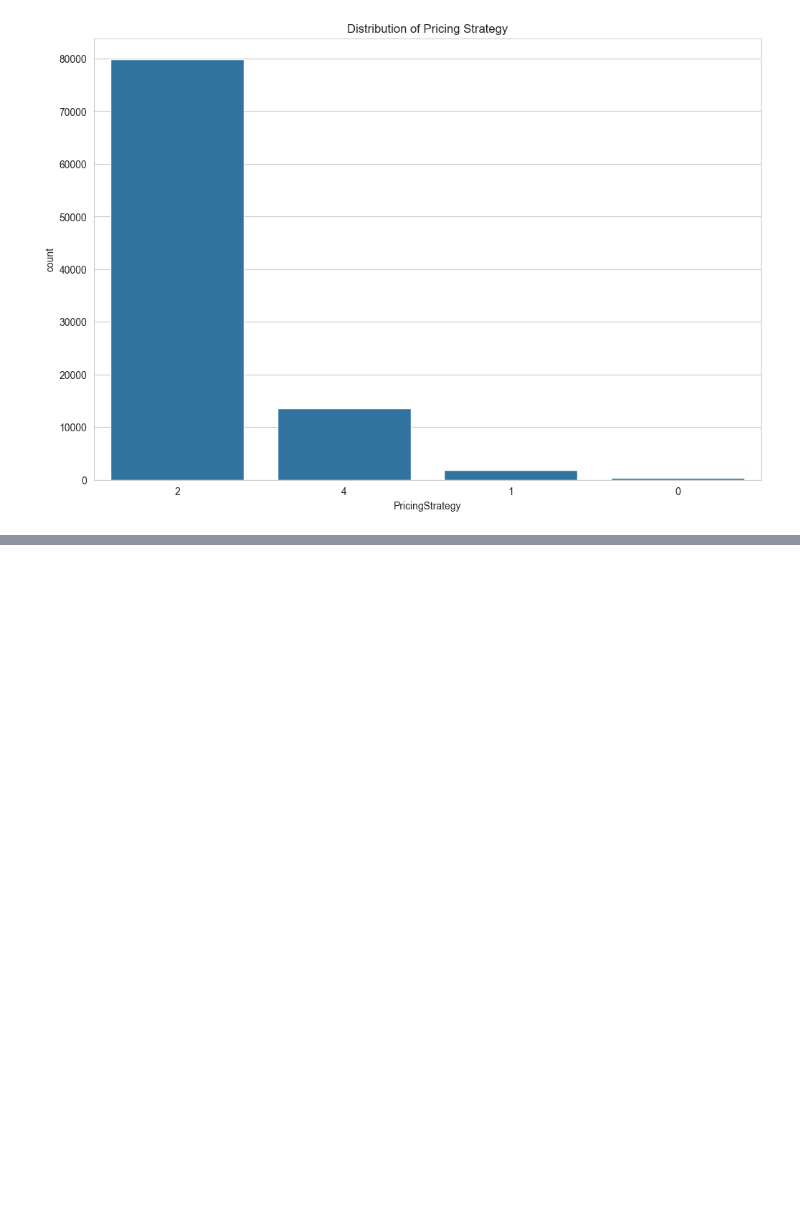
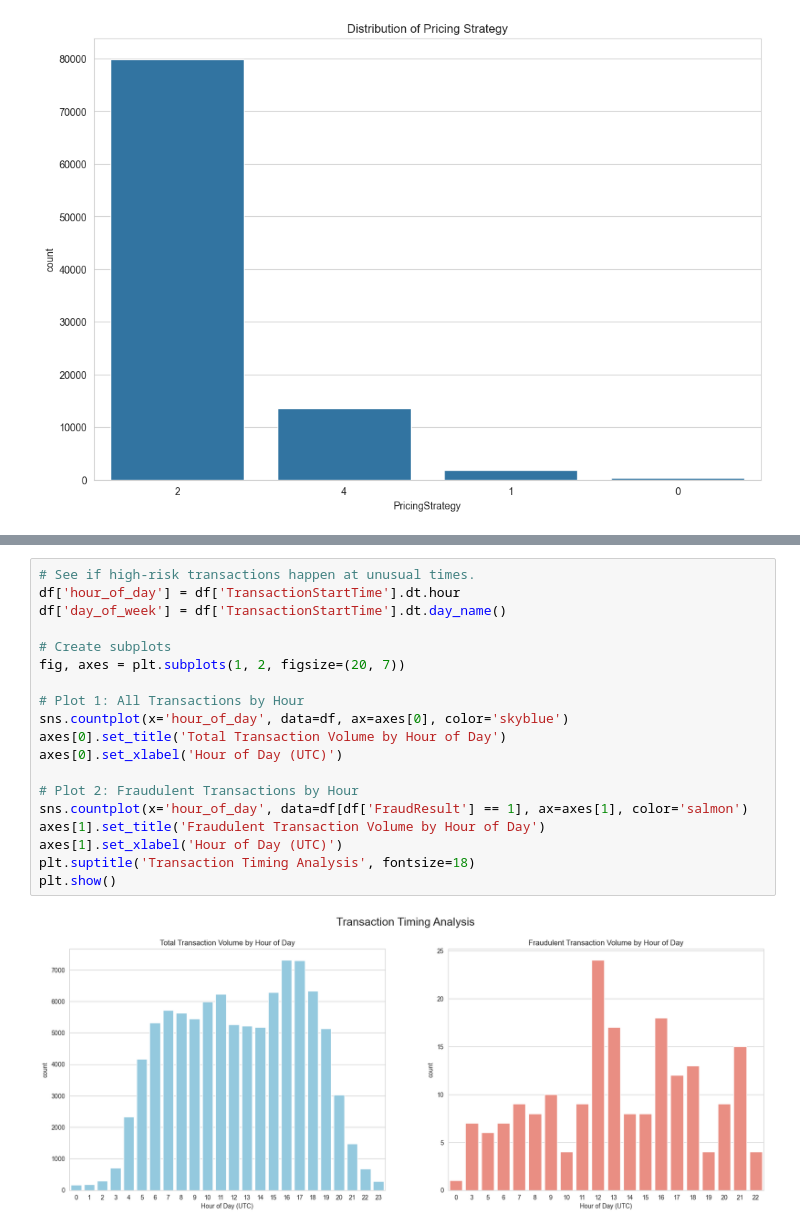
Before and after one commit to sanoy-si/Bati-Credit-Risk-Model, a Jupyter notebook: notebooks/1.0-eda.ipynb, the cells around one changed output, grey strips where cells are left out. Cells and saved outputs as stored; diff of their text form; blank space fills up the shorter version.

Commit message:
chore(eda): Enhance EDA with additional analysis and insights

```diff
--- a/notebooks/1.0-eda.ipynb
+++ b/notebooks/1.0-eda.ipynb
@@ -113,0 +180,21 @@ Name: count, dtype: int64
+# %%
+# See if high-risk transactions happen at unusual times.
+df['hour_of_day'] = df['TransactionStartTime'].dt.hour
+df['day_of_week'] = df['TransactionStartTime'].dt.day_name()
+
+# Create subplots
+fig, axes = plt.subplots(1, 2, figsize=(20, 7))
+
+# Plot 1: All Transactions by Hour
+sns.countplot(x='hour_of_day', data=df, ax=axes[0], color='skyblue')
+axes[0].set_title('Total Transaction Volume by Hour of Day')
+axes[0].set_xlabel('Hour of Day (UTC)')
+
+# Plot 2: Fraudulent Transactions by Hour
+sns.countplot(x='hour_of_day', data=df[df['FraudResult'] == 1], ax=axes[1], color='salmon')
+axes[1].set_title('Fraudulent Transaction Volume by Hour of Day')
+axes[1].set_xlabel('Hour of Day (UTC)')
+plt.suptitle('Transaction Timing Analysis', fontsize=18)
+plt.show()
+# %% [output]
+[figure, added]
```
Also changed, not shown: parts of 2 cells of this notebook.
